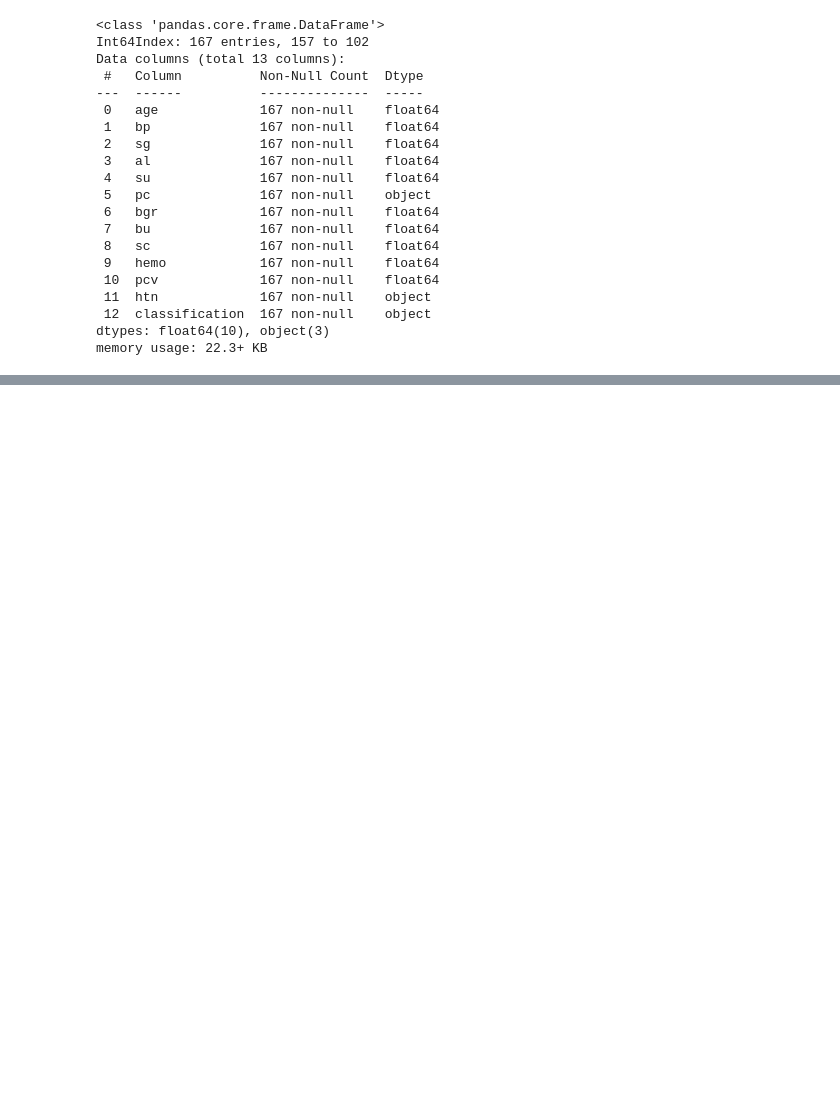
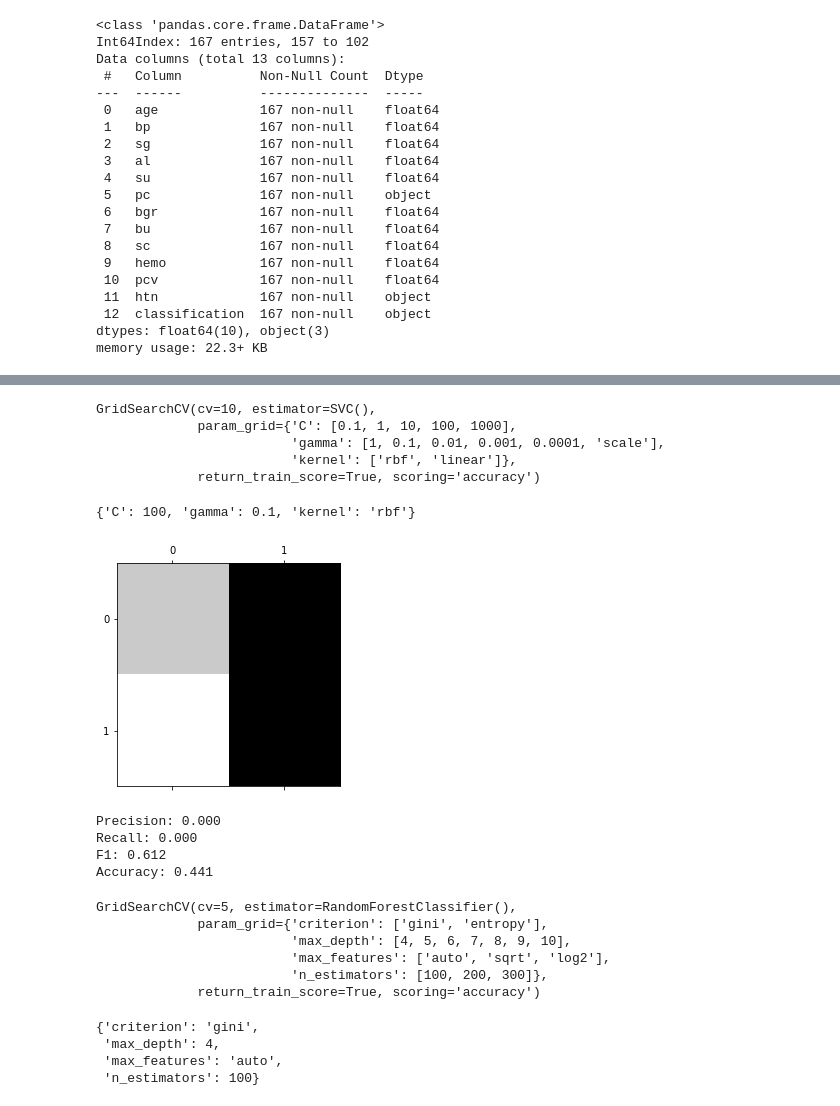
Before and after one commit to EthioAI/Chronic-Kidney-Disease-Prediction, a Jupyter notebook: main.ipynb, the cells around one changed output, grey strips where cells are left out. Drawn from its saved outputs; the diff is of its cells as text; code cells hidden in the pictures; blank space fills up the shorter version.

```diff
--- a/main.ipynb
+++ b/main.ipynb
@@ -209,0 +263,60 @@ Root mean squared error: 0.0
+# %%
+# do a grid search over random forest classifer
+
+# parameters for the grid search on support vector machine classifer
+
+
+param_grid_svc = {'C': [0.1, 1, 10, 100, 1000],
+                'gamma': [1, 0.1, 0.01, 0.001, 0.0001, 'scale'],
+                'kernel': ['rbf', 'linear']}
+
+
+grid_search_svc = GridSearchCV(SVC(), param_grid_svc, cv=10, scoring='accuracy', return_train_score=True)
+grid_search_svc.fit(X_train_prepared_scaled, y_train_prepared)
+# %% [output]
+GridSearchCV(cv=10, estimator=SVC(),
+             param_grid={'C': [0.1, 1, 10, 100, 1000],
+                         'gamma': [1, 0.1, 0.01, 0.001, 0.0001, 'scale'],
+                         'kernel': ['rbf', 'linear']},
+             return_train_score=True, scoring='accuracy')
+# %%
+grid_search_svc.best_params_
+# %% [output]
+{'C': 100, 'gamma': 0.1, 'kernel': 'rbf'}
+# %%
+attrs.analyze_model(grid_search_svc.best_estimator_, X_test_prepared, y_test_prepared)
+# %% [output]
+[figure, added]
+Precision: 0.000
+Recall: 0.000
+F1: 0.612
+Accuracy: 0.441
+# %%
+# do a grid search over random forest classifer
+
+# parameters for the grid search on random forest classifier
+
+
+param_grid_rmf = {
+    'n_estimators': [100, 200, 300],
+    'max_features': ['auto', 'sqrt', 'log2'],
+    'max_depth': [4, 5, 6, 7, 8, 9, 10],
+    'criterion': ['gini', 'entropy']
+}
+
+grid_search_rmf = GridSearchCV(RandomForestClassifier(), param_grid_rmf, cv=5, scoring='accuracy', return_train_score=True)
+grid_search_rmf.fit(X_train_prepared, y_train_prepared)
+# %% [output]
+GridSearchCV(cv=5, estimator=RandomForestClassifier(),
+             param_grid={'criterion': ['gini', 'entropy'],
+                         'max_depth': [4, 5, 6, 7, 8, 9, 10],
+                         'max_features': ['auto', 'sqrt', 'log2'],
+                         'n_estimators': [100, 200, 300]},
+             return_train_score=True, scoring='accuracy')
+# %%
+grid_search_rmf.best_params_
+# %% [output]
+{'criterion': 'gini',
+ 'max_depth': 4,
+ 'max_features': 'auto',
+ 'n_estimators': 100}
```
Also changed, not shown: parts of 17 cells of this notebook, 3 other files.
